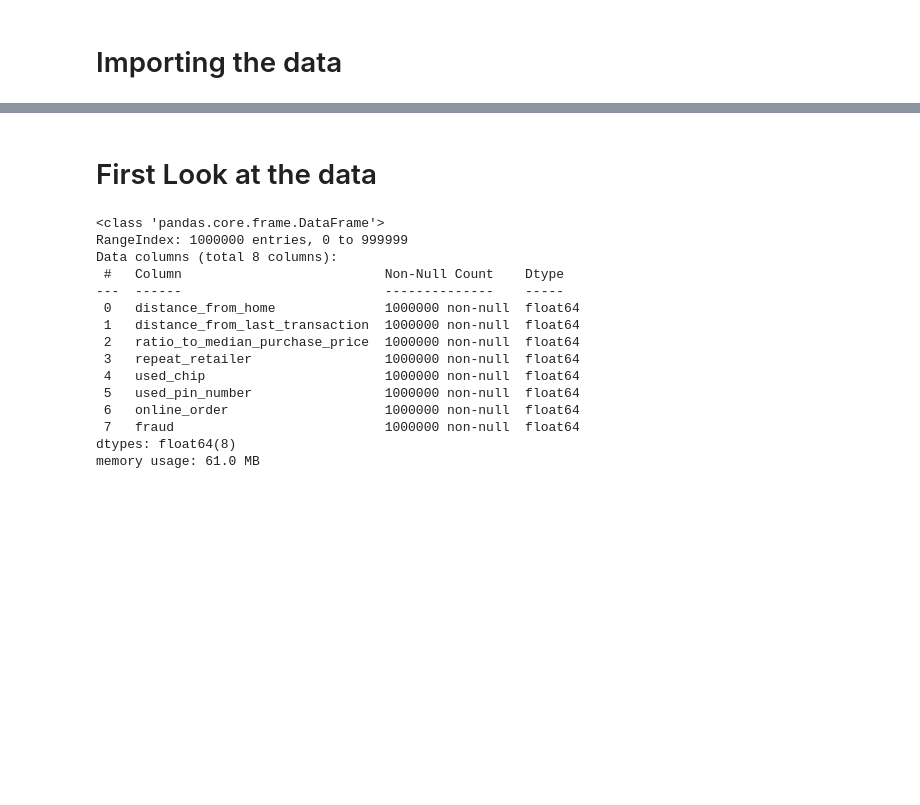
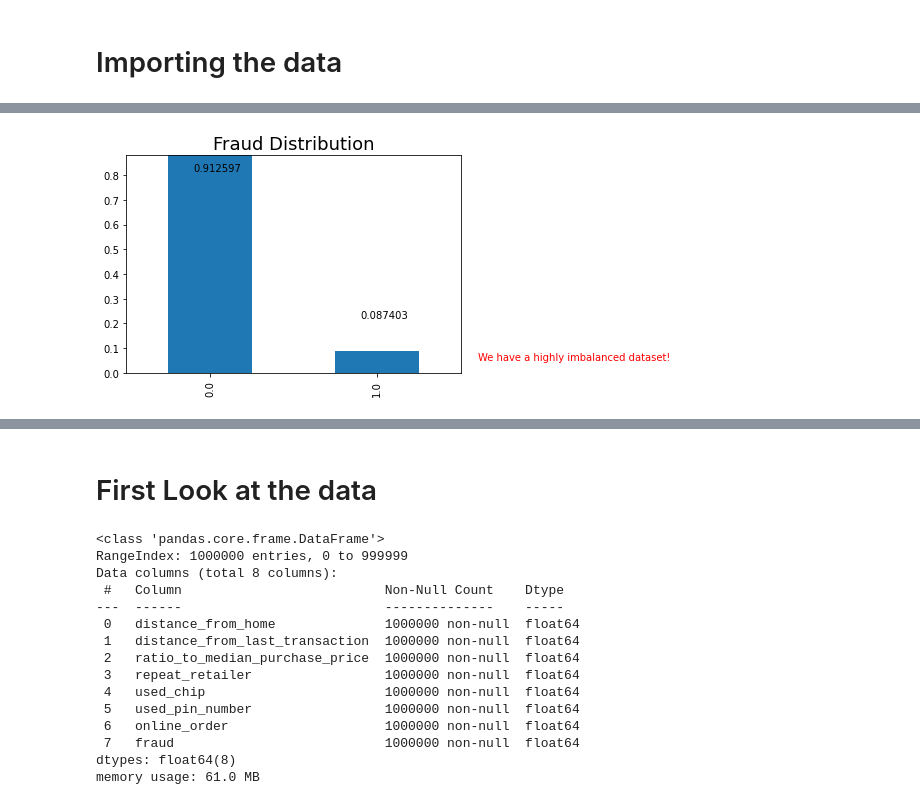
Before and after one commit to bag5635/VT_Capstone, a Jupyter notebook: Notebooks/Kelvin_Cupay/Logistic Regression Model.ipynb, the cells around one changed output, grey strips where cells are left out. Saved outputs shown, nothing was run; the diff lists cells and outputs as text; code cells hidden in the pictures; blank space fills up the shorter version.

```diff
--- a/Notebooks/Kelvin_Cupay/Logistic Regression Model.ipynb
+++ b/Notebooks/Kelvin_Cupay/Logistic Regression Model.ipynb
@@ -17,0 +33,9 @@ data = pd.read_csv("../../data/card_transdata.csv")
+# %%
+_ = df.fraud.value_counts(1).plot.bar()
+_ = plt.title('Fraud Distribution', size = 18)
+_ = plt.text(-0.1, 0.815, df.fraud.value_counts(1)[0])
+_ = plt.text(0.9, 0.22, df.fraud.value_counts(1)[1])
+_ = plt.ylim(0, 0.88)
+_ = plt.text(1.6, 0.05, "We have a highly imbalanced dataset!", color='r')
+# %% [output]
+[figure, added]
```
Also changed, not shown: parts of 9 cells of this notebook, 2 other files.
